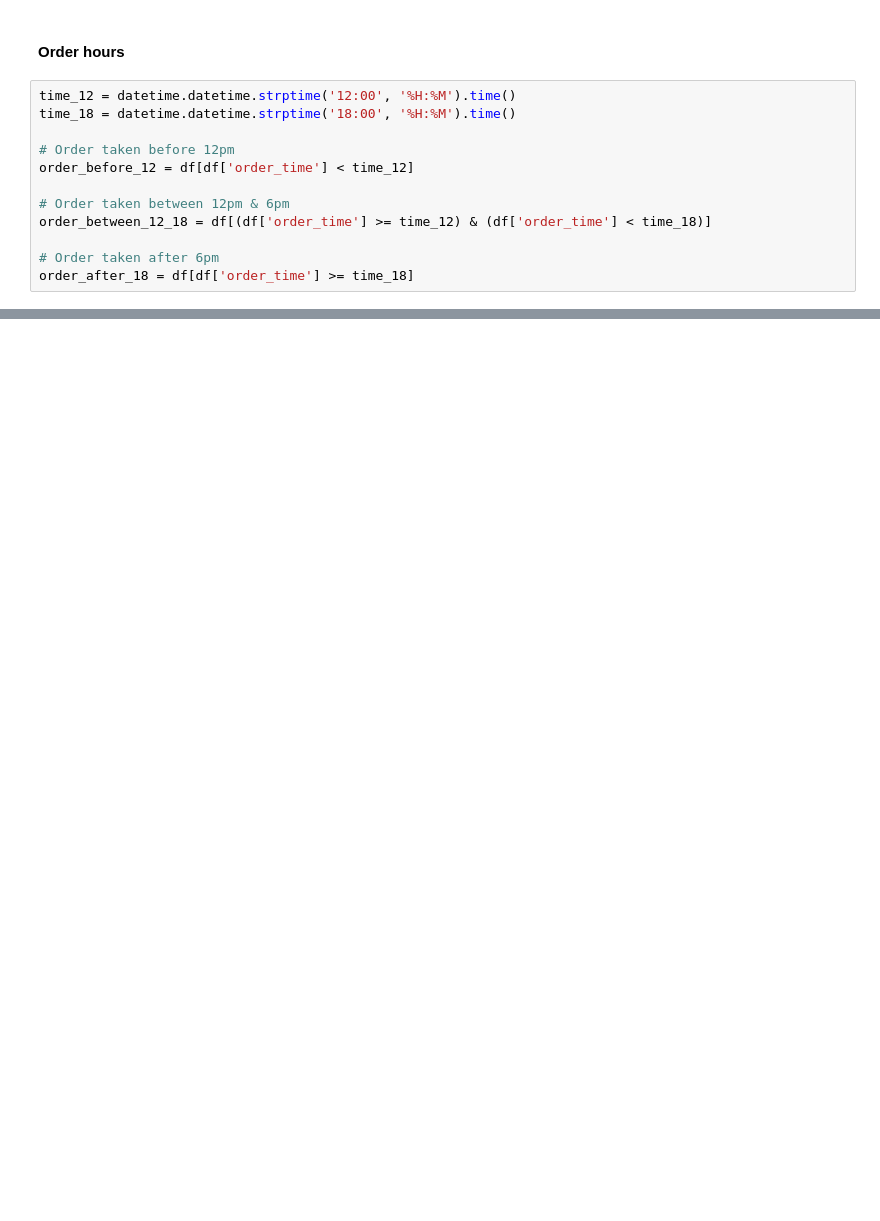
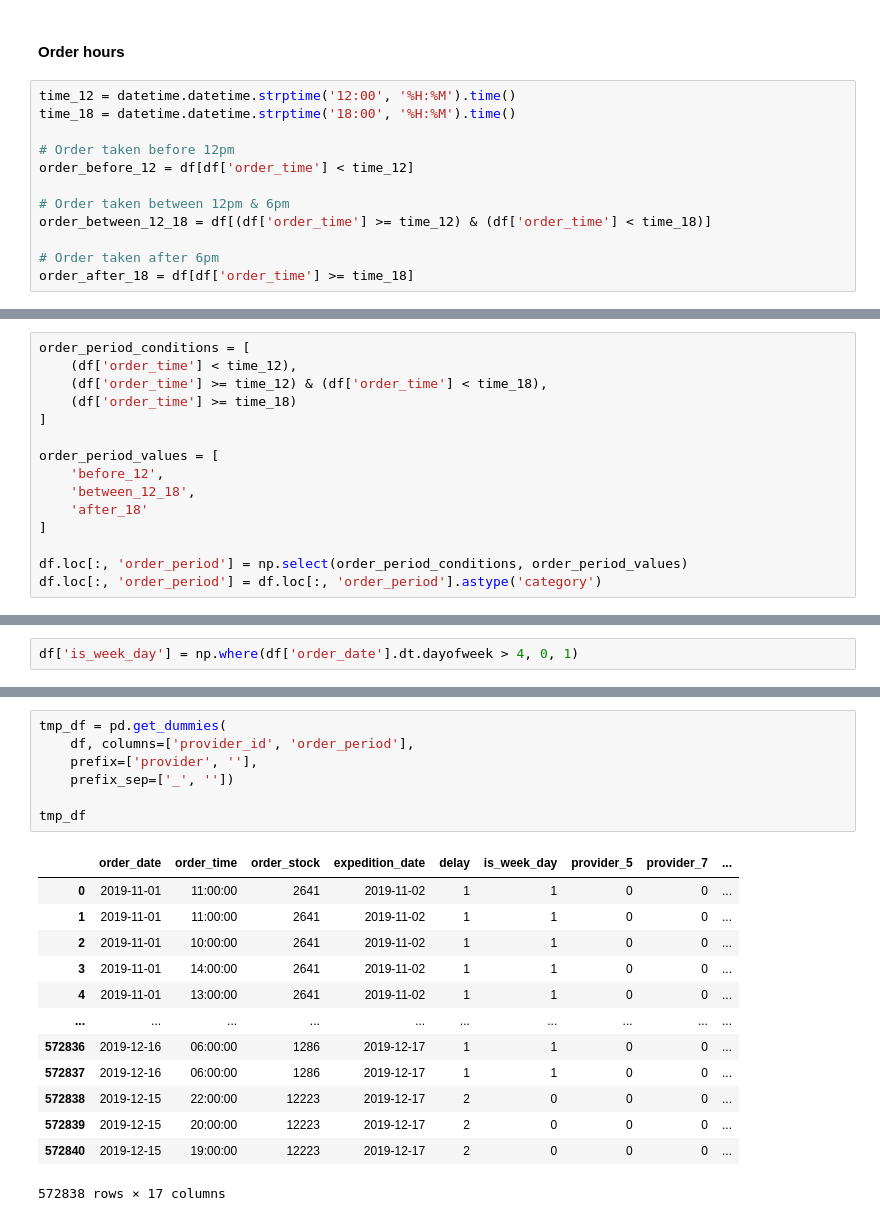
Before and after one commit to m-cheicki/ESILV_Advance_ML, a Jupyter notebook: PW1.ipynb, the cells around one changed output, grey strips where cells are left out. Drawn from its saved outputs; the diff is of its cells as text; blank space fills up the shorter version.

```diff
--- a/PW1.ipynb
+++ b/PW1.ipynb
@@ -217,0 +248,15 @@ order_after_18['delay'].mean(), order_after_18['delay'].min(), order_after_18['d
+# %%
+order_period_conditions = [
+    (df['order_time'] < time_12),
+    (df['order_time'] >= time_12) & (df['order_time'] < time_18),
+    (df['order_time'] >= time_18)
+]
+
+order_period_values = [
+    'before_12',
+    'between_12_18',
+    'after_18'
+]
+
+df.loc[:, 'order_period'] = np.select(order_period_conditions, order_period_values)
+df.loc[:, 'order_period'] = df.loc[:, 'order_period'].astype('category')
@@ -217,0 +274,2 @@ order_after_18['delay'].mean(), order_after_18['delay'].min(), order_after_18['d
+# %%
+df['is_week_day'] = np.where(df['order_date'].dt.dayofweek > 4, 0, 1)
@@ -217,0 +300,21 @@ order_after_18['delay'].mean(), order_after_18['delay'].min(), order_after_18['d
+# %%
+tmp_df = pd.get_dummies(
+    df, columns=['provider_id', 'order_period'],
+    prefix=['provider', ''],
+    prefix_sep=['_', ''])
+
+tmp_df
+# %% [output]
+|  | order_date | order_time | order_stock | expedition_date | delay | is_week_day | provider_5 | provider_7 | ... |
+| 0 | 2019-11-01 | 11:00:00 | 2641 | 2019-11-02 | 1 | 1 | 0 | 0 | ... |
+| 1 | 2019-11-01 | 11:00:00 | 2641 | 2019-11-02 | 1 | 1 | 0 | 0 | ... |
+| 2 | 2019-11-01 | 10:00:00 | 2641 | 2019-11-02 | 1 | 1 | 0 | 0 | ... |
+| 3 | 2019-11-01 | 14:00:00 | 2641 | 2019-11-02 | 1 | 1 | 0 | 0 | ... |
+| 4 | 2019-11-01 | 13:00:00 | 2641 | 2019-11-02 | 1 | 1 | 0 | 0 | ... |
+| ... | ... | ... | ... | ... | ... | ... | ... | ... | ... |
+| 572836 | 2019-12-16 | 06:00:00 | 1286 | 2019-12-17 | 1 | 1 | 0 | 0 | ... |
+| 572837 | 2019-12-16 | 06:00:00 | 1286 | 2019-12-17 | 1 | 1 | 0 | 0 | ... |
+| 572838 | 2019-12-15 | 22:00:00 | 12223 | 2019-12-17 | 2 | 0 | 0 | 0 | ... |
+| 572839 | 2019-12-15 | 20:00:00 | 12223 | 2019-12-17 | 2 | 0 | 0 | 0 | ... |
+| 572840 | 2019-12-15 | 19:00:00 | 12223 | 2019-12-17 | 2 | 0 | 0 | 0 | ... |
+572838 rows × 17 columns
```
Also changed, not shown: parts of 29 cells of this notebook.
